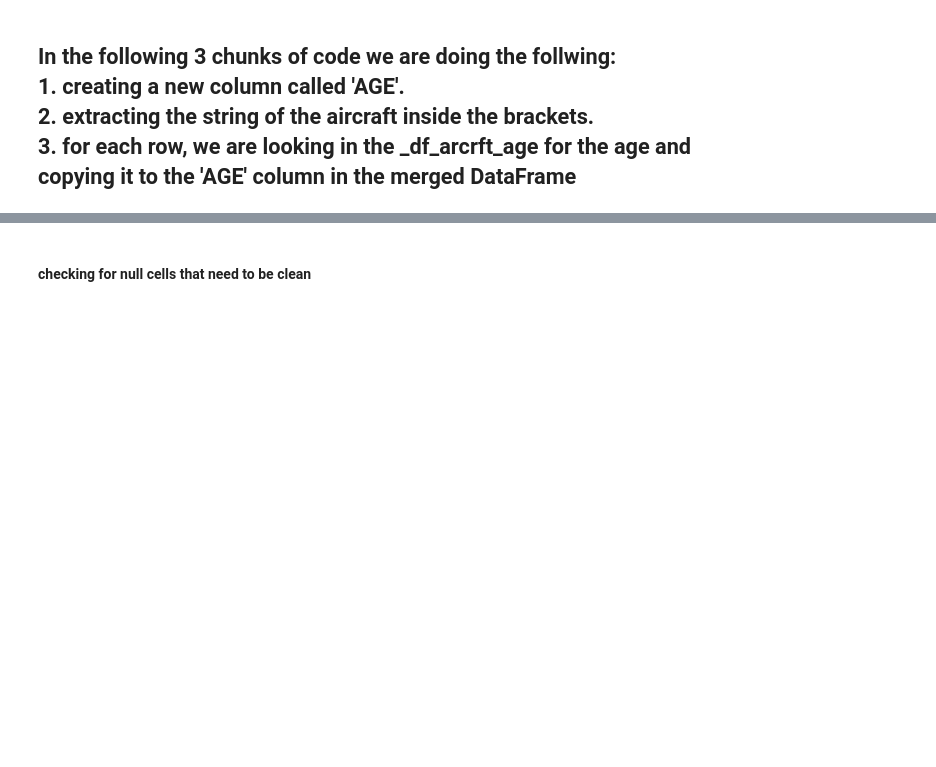
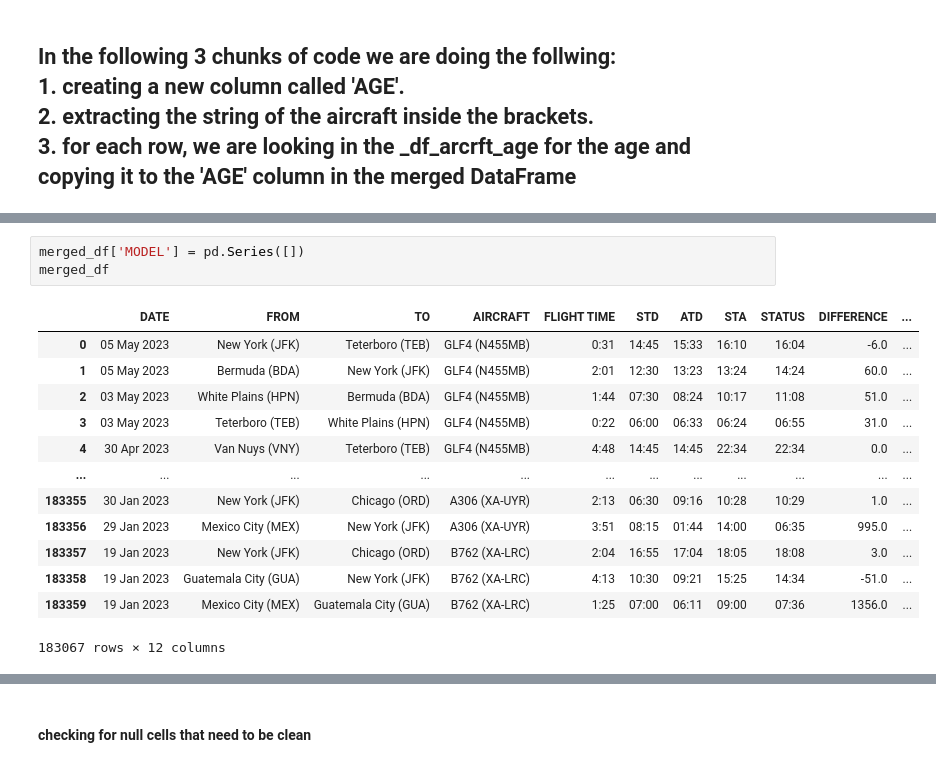
Before and after one commit to KobiSwisa/Flights-Delay-Prediction-Data-Science-Project, a Jupyter notebook: Data Handling - JFK arrivals&departures.ipynb, the cells around one changed output, grey strips where cells are left out. Drawn from its saved outputs; the diff is of its cells as text; blank space fills up the shorter version.

```diff
--- a/Data Handling - JFK arrivals&departures.ipynb
+++ b/Data Handling - JFK arrivals&departures.ipynb
@@ -336 +344,18 @@ merged_df
+# %%
+merged_df['MODEL'] = pd.Series([])
+merged_df
+# %% [output]
+|  | DATE | FROM | TO | AIRCRAFT | FLIGHT TIME | STD | ATD | STA | STATUS | DIFFERENCE | ... |
+| 0 | 05 May 2023 | New York (JFK) | Teterboro (TEB) | GLF4 (N455MB) | 0:31 | 14:45 | 15:33 | 16:10 | 16:04 | -6.0 | ... |
+| 1 | 05 May 2023 | Bermuda (BDA) | New York (JFK) | GLF4 (N455MB) | 2:01 | 12:30 | 13:23 | 13:24 | 14:24 | 60.0 | ... |
+| 2 | 03 May 2023 | White Plains (HPN) | Bermuda (BDA) | GLF4 (N455MB) | 1:44 | 07:30 | 08:24 | 10:17 | 11:08 | 51.0 | ... |
+| 3 | 03 May 2023 | Teterboro (TEB) | White Plains (HPN) | GLF4 (N455MB) | 0:22 | 06:00 | 06:33 | 06:24 | 06:55 | 31.0 | ... |
+| 4 | 30 Apr 2023 | Van Nuys (VNY) | Teterboro (TEB) | GLF4 (N455MB) | 4:48 | 14:45 | 14:45 | 22:34 | 22:34 | 0.0 | ... |
+| ... | ... | ... | ... | ... | ... | ... | ... | ... | ... | ... | ... |
+| 183355 | 30 Jan 2023 | New York (JFK) | Chicago (ORD) | A306 (XA-UYR) | 2:13 | 06:30 | 09:16 | 10:28 | 10:29 | 1.0 | ... |
+| 183356 | 29 Jan 2023 | Mexico City (MEX) | New York (JFK) | A306 (XA-UYR) | 3:51 | 08:15 | 01:44 | 14:00 | 06:35 | 995.0 | ... |
+| 183357 | 19 Jan 2023 | New York (JFK) | Chicago (ORD) | B762 (XA-LRC) | 2:04 | 16:55 | 17:04 | 18:05 | 18:08 | 3.0 | ... |
+| 183358 | 19 Jan 2023 | Guatemala City (GUA) | New York (JFK) | B762 (XA-LRC) | 4:13 | 10:30 | 09:21 | 15:25 | 14:34 | -51.0 | ... |
+| 183359 | 19 Jan 2023 | Mexico City (MEX) | Guatemala City (GUA) | B762 (XA-LRC) | 1:25 | 07:00 | 06:11 | 09:00 | 07:36 | 1356.0 | ... |
+183067 rows × 12 columns
 # %%
```
Also changed, not shown: parts of 40 cells of this notebook, 1 other file.
